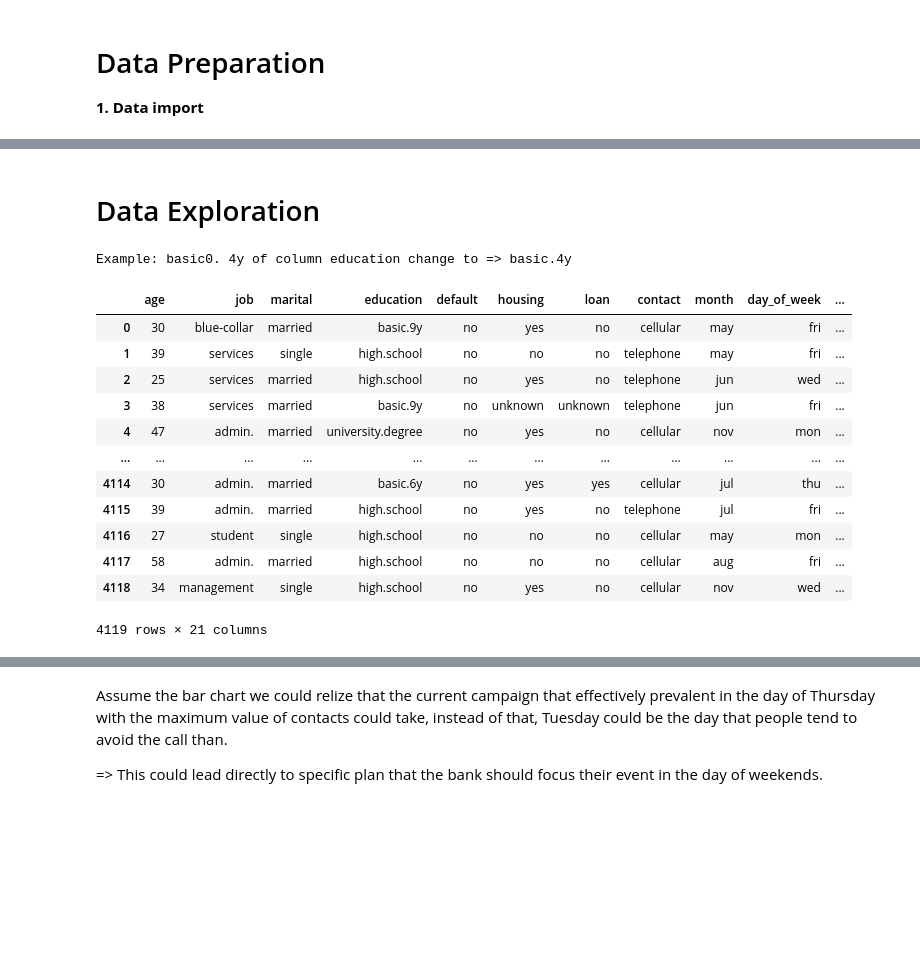
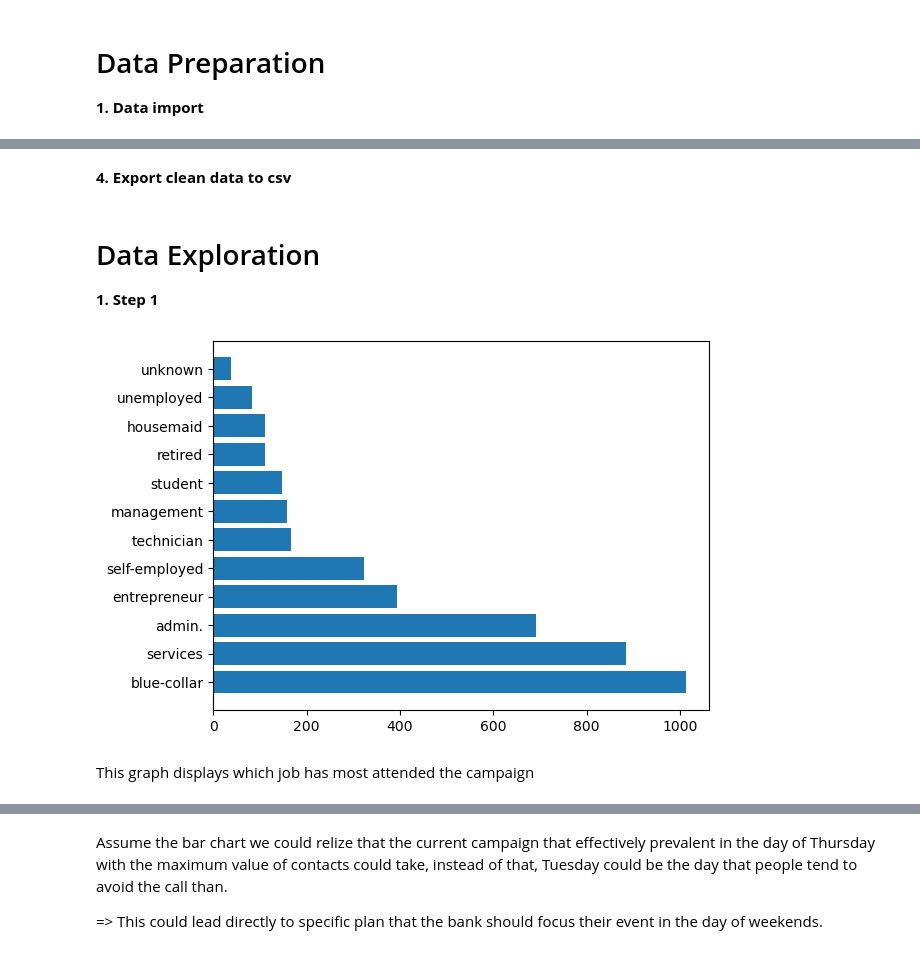
Before and after one commit to thinhsuy/Data_cleansing_summarising, a Jupyter notebook: myjob.ipynb, the cells around one changed output, grey strips where cells are left out. Drawn from its saved outputs; the diff is of its cells as text; code cells hidden in the pictures; blank space fills up the shorter version.

```diff
--- a/myjob.ipynb
+++ b/myjob.ipynb
@@ -8,0 +152,2 @@ import matplotlib.pyplot as plt
+# %% [markdown]
+<p><b>4. Export clean data to csv</b></p>
@@ -9,63 +156,11 @@ import matplotlib.pyplot as plt
 # %% [markdown]
 # Data Exploration
+<p><b>1. Step 1</b></p>
-# %%
-# facing with typos error by replacing the wrong one in to correct one via comparing invalid value with valid value
-df = pd.read_csv('bank.txt', sep='\t')
-
-valid_value = {
-    "job": ["admin.", "blue-collar", "entrepreneur", "housemaid",
-"management", "retired", "self-employed", "services", "student", "technician", "unemployed",
-"unknown"],
-    "marital": ["divorced", "married", "single", "unknown"],
-    "education": ["basic.4y", "basic.6y", "basic.9y", "high.school", "illiterate",
-"professional.course", "university.degree", "unknown"],
-    "default" : ["no", "yes", "unknown"],
-    "housing" : ["no", "yes", "unknown"],
-    "loan" : ["no", "yes", "unknown"],
-    "contact" : ["cellular", "telephone"],
-    "month": ["jan", "feb", "mar", "apr", "may", "jun", "jul", "aug", "sep", "oct", "nov", "dec"],
-    "day_of_week" : ["mon", "tue", "wed", "thu", "fri"],
-    "poutcome" : ["failure", "nonexistent", "success"]
-}
-
-# Change typos value if that is approximate with valid one
-def auto_fix(error, valid):
-    if (not error or error=="na"): return error
-    anchor, percent = error, 0
-    for value in valid:
-        try:
-            s = sum([1 if char in value else 0 for char in error])
-            if (s*100/len(value)>percent):
-                anchor = value
-                percent = s*100/len(value)
-        except: continue
-    return anchor
-
-error = "basic0. 4y"
-print("Example:", error, "of column education change to =>", auto_fix(error, valid_value["education"]))
-
-def typos_treatment(df, valid_value):
-    for key, val in valid_value.items():
-        index = df[~df[key].isin(val)].index
-        error_list = list(df.iloc[index][key].unique())
-        for error in error_list:
-            df[key] = pd.Series(df[key].replace(error, auto_fix(error, valid_value[key])))
-    return df
-
-df = typos_treatment(df, valid_value)
-df
-# %% [output]
-Example: basic0. 4y of column education change to => basic.4y
-|  | age | job | marital | education | default | housing | loan | contact | month | day_of_week | ... |
-| 0 | 30 | blue-collar | married | basic.9y | no | yes | no | cellular | may | fri | ... |
-| 1 | 39 | services | single | high.school | no | no | no | telephone | may | fri | ... |
-| 2 | 25 | services | married | high.school | no | yes | no | telephone | jun | wed | ... |
-| 3 | 38 | services | married | basic.9y | no | unknown | unknown | telephone | jun | fri | ... |
-| 4 | 47 | admin. | married | university.degree | no | yes | no | cellular | nov | mon | ... |
-| ... | ... | ... | ... | ... | ... | ... | ... | ... | ... | ... | ... |
-| 4114 | 30 | admin. | married | basic.6y | no | yes | yes | cellular | jul | thu | ... |
-| 4115 | 39 | admin. | married | high.school | no | yes | no | telephone | jul | fri | ... |
-| 4116 | 27 | student | single | high.school | no | no | no | cellular | may | mon | ... |
-| 4117 | 58 | admin. | married | high.school | no | no | no | cellular | aug | fri | ... |
-| 4118 | 34 | management | single | high.school | no | yes | no | cellular | nov | wed | ... |
-4119 rows × 21 columns
+# %%
+# nominal values
+plt.barh(df['job'].unique(), width=df['job'].value_counts())
+plt.show()
+# %% [output]
+[figure, added]
+# %% [markdown]
+<p>This graph displays which job has most attended the campaign</p>
```
Also changed, not shown: parts of 34 cells of this notebook.
